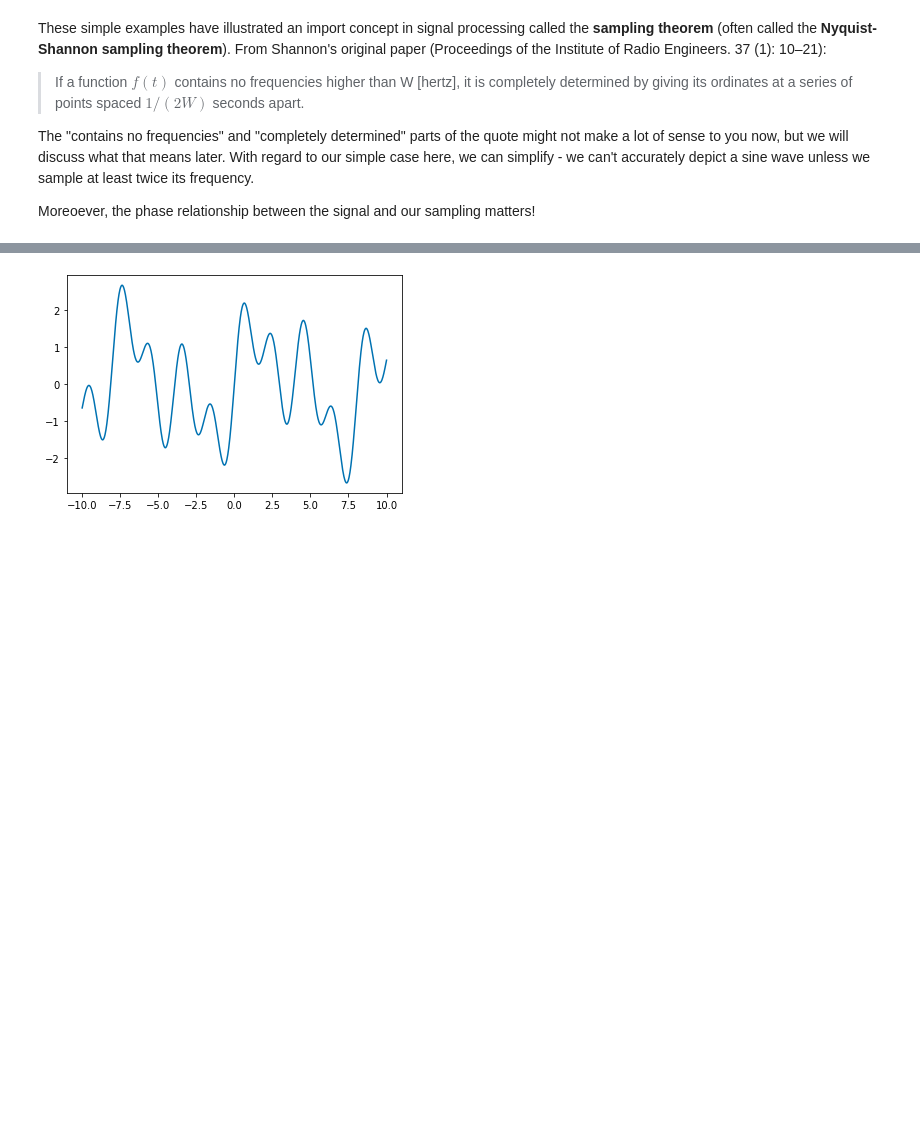
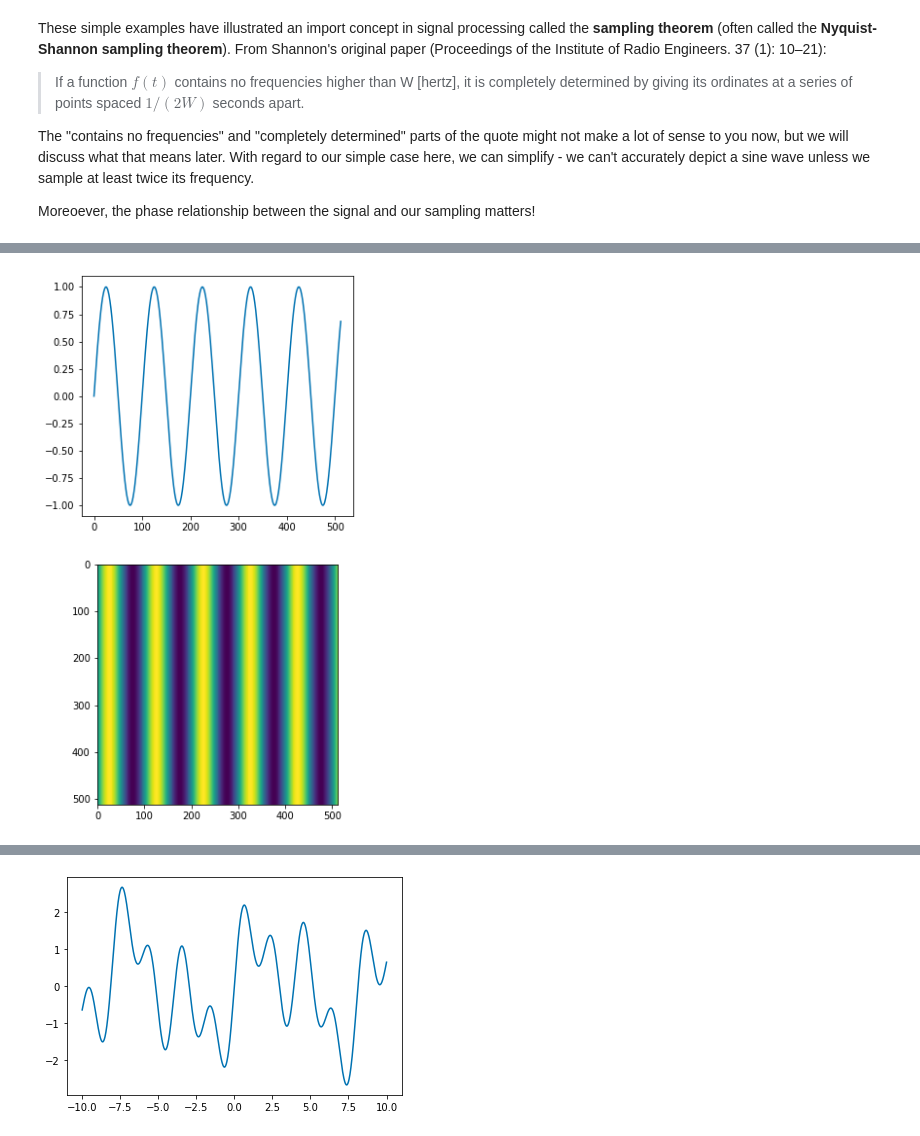
Before and after one commit to TheJacksonLaboratory/images-as-signals, a Jupyter notebook: lessons/1-Sampling_Theorem.ipynb, the cells around one changed output, grey strips where cells are left out. Cells and saved outputs as stored; diff of their text form; code cells hidden in the pictures; blank space fills up the shorter version.

Commit message:
added more image examples

```diff
--- a/lessons/1-Sampling_Theorem.ipynb
+++ b/lessons/1-Sampling_Theorem.ipynb
@@ -308,0 +313,13 @@ Moreoever, the phase relationship between the signal and our sampling matters!
+# %%
+f = 1/100
+image_size = 512
+x = np.linspace(0, image_size, image_size)
+wave = y = np.sin(x*f*(2*np.pi))
+
+image = np.ones(image_size)[:,np.newaxis] * wave[np.newaxis,:]
+
+fig, ax = plt.subplots(2, figsize=(5,10))
+ax[0].plot(x, wave)
+ax[1].imshow(image);
+# %% [output]
+[figure, added]
```
Also changed, not shown: parts of 16 cells of this notebook.
